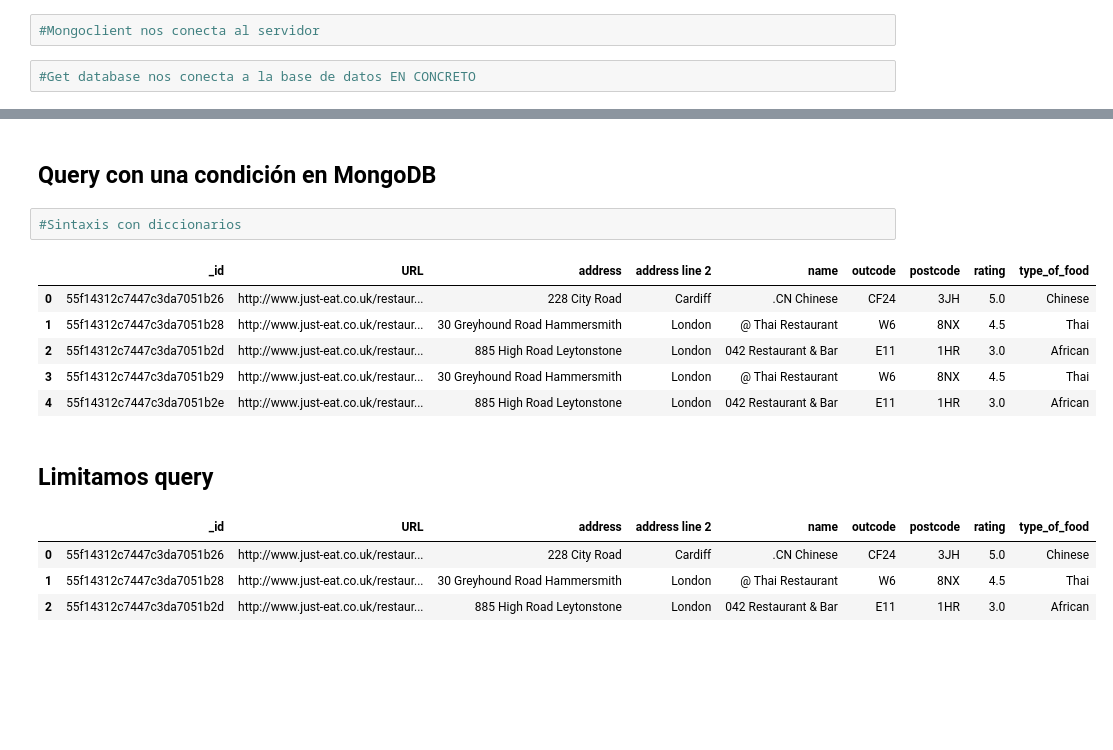
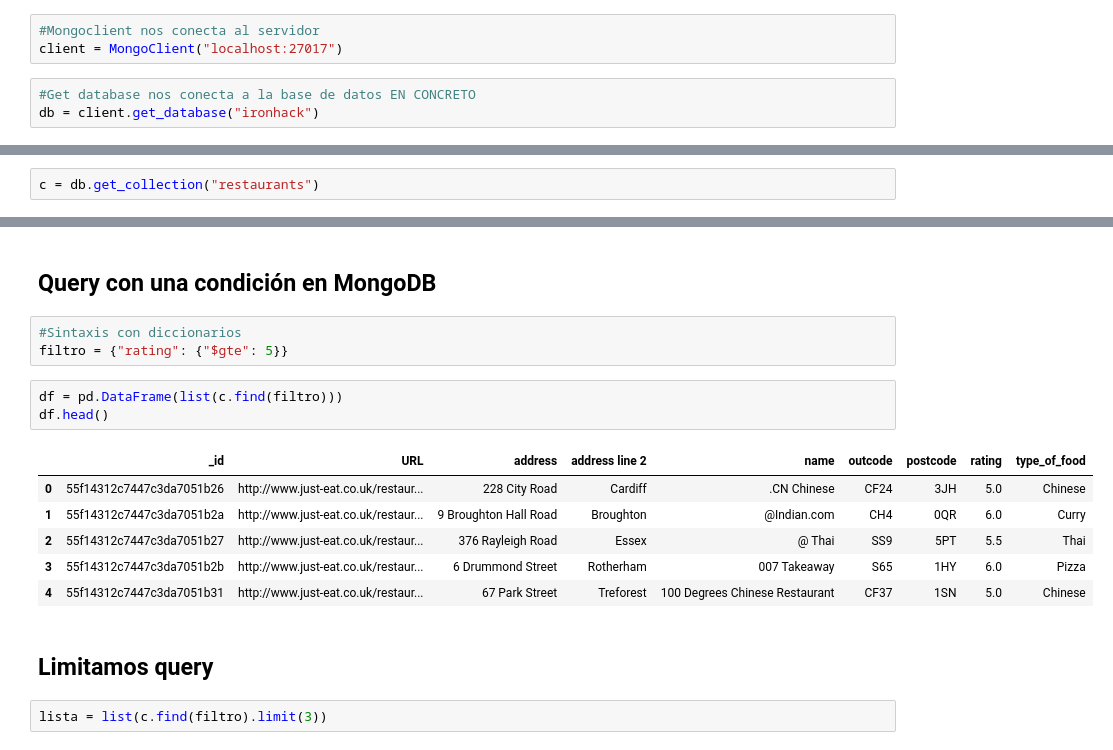
Before and after one commit to Ironhack-Data-Madrid-Mayo-2021/Classroom-Materials, a Jupyter notebook: week_04/06-recap-MongoDB.ipynb, the cells around one changed output, grey strips where cells are left out. Drawn from its saved outputs; the diff is of its cells as text; blank space fills up the shorter version.

```diff
--- a/week_04/06-recap-MongoDB.ipynb
+++ b/week_04/06-recap-MongoDB.ipynb
@@ -8,9 +10,13 @@ Para conectarnos a una base de datos de Mongo con Python utilizamos pymongo
 # %%
 #Mongoclient nos conecta al servidor
+client = MongoClient("localhost:27017")
 # %%
 #Get database nos conecta a la base de datos EN CONCRETO
+db = client.get_database("ironhack")
 # %%
 # Nos conecta a la colección  que queramos dentro de la base de datos
+# %%
+c = db.get_collection("restaurants")
 # %% [markdown]
 En MYSQL tenemos TABLAS relacionadas y en MongoDB tenemos COLECCIONES no relacionadas entre sí.
 # %% [markdown]
@@ -39,19 +53,18 @@ import pandas as pd
 ## Query con una condición en MongoDB
 # %%
 #Sintaxis con diccionarios
+filtro = {"rating": {"$gte": 5}}
 # %%
+df = pd.DataFrame(list(c.find(filtro)))
+df.head()
 # %% [output]
 |  | _id | URL | address | address line 2 | name | outcode | postcode | rating | type_of_food |
 | 0 | 55f14312c7447c3da7051b26 | http://www.just-eat.co.uk/restaur... | 228 City Road | Cardiff | .CN Chinese | CF24 | 3JH | 5.0 | Chinese |
-| 1 | 55f14312c7447c3da7051b28 | http://www.just-eat.co.uk/restaur... | 30 Greyhound Road Hammersmith | London | @ Thai Restaurant | W6 | 8NX | 4.5 | Thai |
-| 2 | 55f14312c7447c3da7051b2d | http://www.just-eat.co.uk/restaur... | 885 High Road Leytonstone | London | 042 Restaurant & Bar | E11 | 1HR | 3.0 | African |
-| 3 | 55f14312c7447c3da7051b29 | http://www.just-eat.co.uk/restaur... | 30 Greyhound Road Hammersmith | London | @ Thai Restaurant | W6 | 8NX | 4.5 | Thai |
-| 4 | 55f14312c7447c3da7051b2e | http://www.just-eat.co.uk/restaur... | 885 High Road Leytonstone | London | 042 Restaurant & Bar | E11 | 1HR | 3.0 | African |
+| 1 | 55f14312c7447c3da7051b2a | http://www.just-eat.co.uk/restaur... | 9 Broughton Hall Road | Broughton | @Indian.com | CH4 | 0QR | 6.0 | Curry |
+| 2 | 55f14312c7447c3da7051b27 | http://www.just-eat.co.uk/restaur... | 376 Rayleigh Road | Essex | @ Thai | SS9 | 5PT | 5.5 | Thai |
+| 3 | 55f14312c7447c3da7051b2b | http://www.just-eat.co.uk/restaur... | 6 Drummond Street | Rotherham | 007 Takeaway | S65 | 1HY | 6.0 | Pizza |
+| 4 | 55f14312c7447c3da7051b31 | http://www.just-eat.co.uk/restaur... | 67 Park Street | Treforest | 100 Degrees Chinese Restaurant | CF37 | 1SN | 5.0 | Chinese |
 # %% [markdown]
 ## Limitamos query
 # %%
+lista = list(c.find(filtro).limit(3))
-# %% [output]
-|  | _id | URL | address | address line 2 | name | outcode | postcode | rating | type_of_food |
-| 0 | 55f14312c7447c3da7051b26 | http://www.just-eat.co.uk/restaur... | 228 City Road | Cardiff | .CN Chinese | CF24 | 3JH | 5.0 | Chinese |
-| 1 | 55f14312c7447c3da7051b28 | http://www.just-eat.co.uk/restaur... | 30 Greyhound Road Hammersmith | London | @ Thai Restaurant | W6 | 8NX | 4.5 | Thai |
-| 2 | 55f14312c7447c3da7051b2d | http://www.just-eat.co.uk/restaur... | 885 High Road Leytonstone | London | 042 Restaurant & Bar | E11 | 1HR | 3.0 | African |
```
Also changed, not shown: parts of 7 cells of this notebook, 1 other file.
